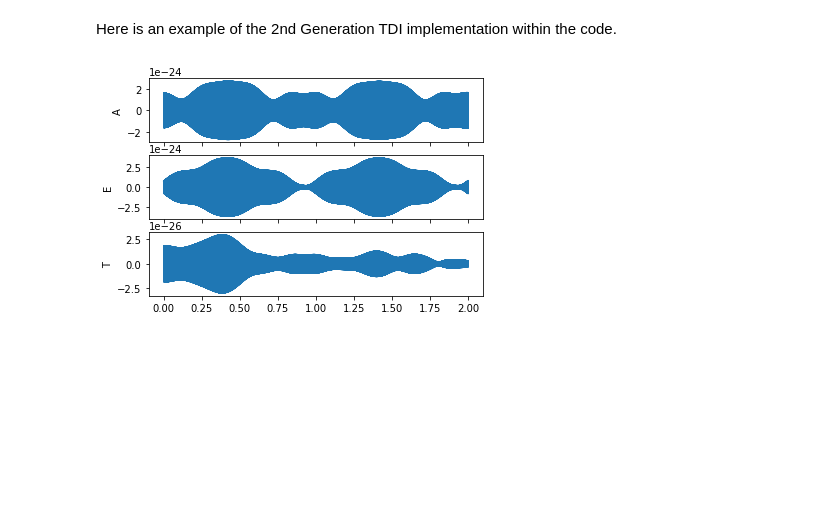
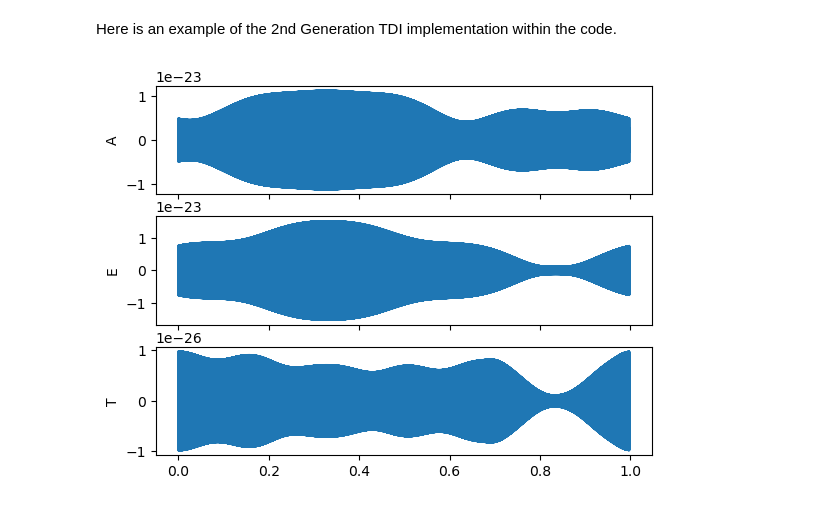
Before and after one commit to mikekatz04/lisa-on-gpu, a Jupyter notebook: examples/fast_LISA_response_tutorial.ipynb, the cells around one changed output. Cells and saved outputs as stored; diff of their text form; code cells hidden in the pictures; blank space fills up the shorter version.

```diff
--- a/examples/fast_LISA_response_tutorial.ipynb
+++ b/examples/fast_LISA_response_tutorial.ipynb
@@ -142,10 +146,6 @@ dt = 1 / sampling_frequency
 # order of the langrangian interpolation
 order = 25
 
-orbit_file_esa = "../orbit_files/esa-trailing-orbits.h5"
-
-orbit_kwargs_esa = dict(orbit_file=orbit_file_esa)
-
 # 1st or 2nd or custom (see docs for custom)
 tdi_gen = "2nd generation"
 
@@ -153,7 +153,7 @@ index_lambda = 6
 index_beta = 7
 
 tdi_kwargs_esa = dict(
-    orbit_kwargs=orbit_kwargs_esa, order=order, tdi=tdi_gen, tdi_chan="AET",
+    order=order, tdi=tdi_gen, tdi_chan="AET",
 )
 
 gb_lisa_esa = ResponseWrapper(
@@ -168,6 +168,7 @@ gb_lisa_esa = ResponseWrapper(
     remove_sky_coords=True,  # True if the waveform generator does not take sky coordinates
     is_ecliptic_latitude=True,  # False if using polar angle (theta)
     remove_garbage=True,  # removes the beginning of the signal that has bad information
+    orbits=EqualArmlengthOrbits(),
     **tdi_kwargs_esa,
 )
 
@@ -272,32 +273,33 @@ X2 = X1 + [
             "sign": -1,
         },
     ]
 
 tdi_kwargs_custom = dict(
-    orbit_kwargs=orbit_kwargs_esa, order=order, tdi=X2, tdi_chan="AET",
+    order=order, tdi=X2, tdi_chan="AET",
 )
 
 gb_lisa_custom = ResponseWrapper(
     gb,
     T,
     t0,
     dt,
     index_lambda,
     index_beta,
     flip_hx=False,  # set to True if waveform is h+ - ihx
     use_gpu=use_gpu,
     remove_sky_coords=True,  # True if the waveform generator does not take sky coordinates
     is_ecliptic_latitude=True,  # False if using polar angle (theta)
     remove_garbage=True,  # removes the beginning of the signal that has bad information
+    orbits=EqualArmlengthOrbits(),
     **tdi_kwargs_custom,
 )
 
 chans = gb_lisa_esa(A, f, fdot, iota, phi0, psi, lam, beta)
 
 fig, ax = plt.subplots(3, 1, sharex=True)
 
 for i, lab in enumerate(["A", "E", "T"]):
     ax[i].plot(np.arange(len(chans[0])) * dt / YRSID_SI, chans[i])
     ax[i].set_ylabel(lab)
 # %% [output]
-[figure, old version]
+[figure, new version]
```
Also changed, not shown: parts of 3 cells of this notebook, 5 other files.
